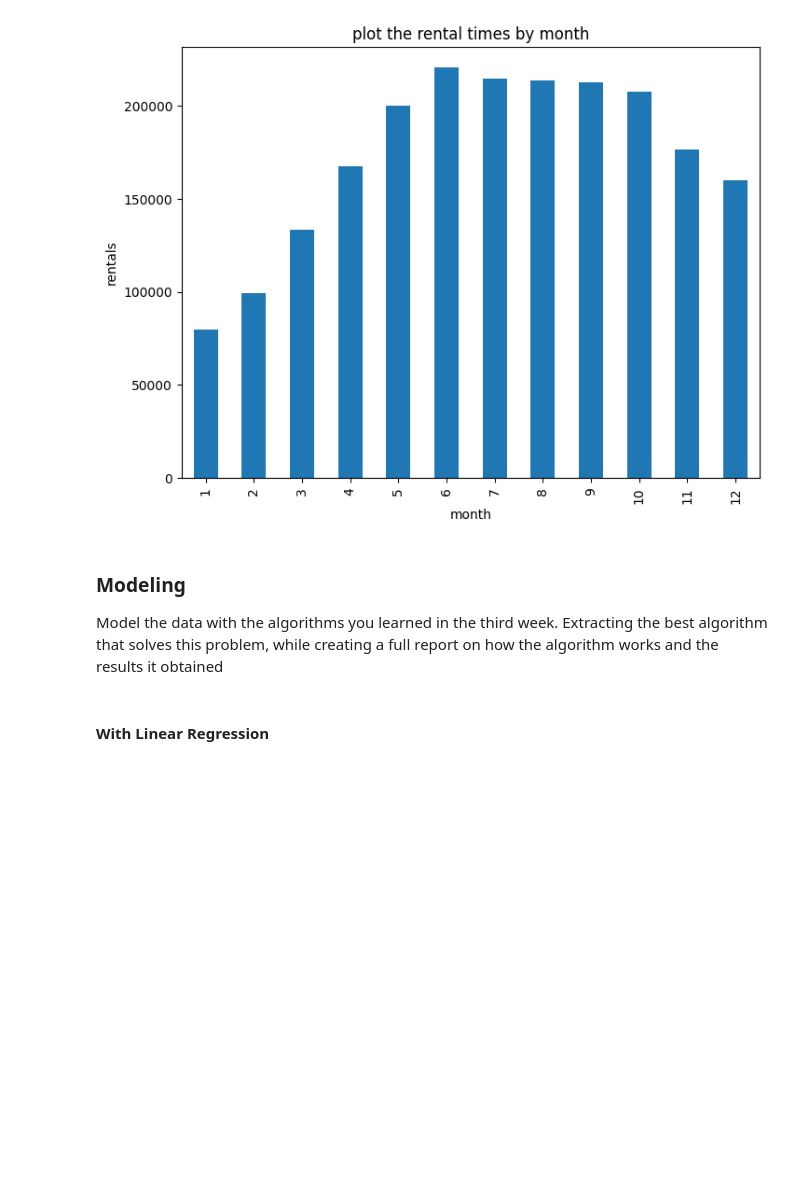
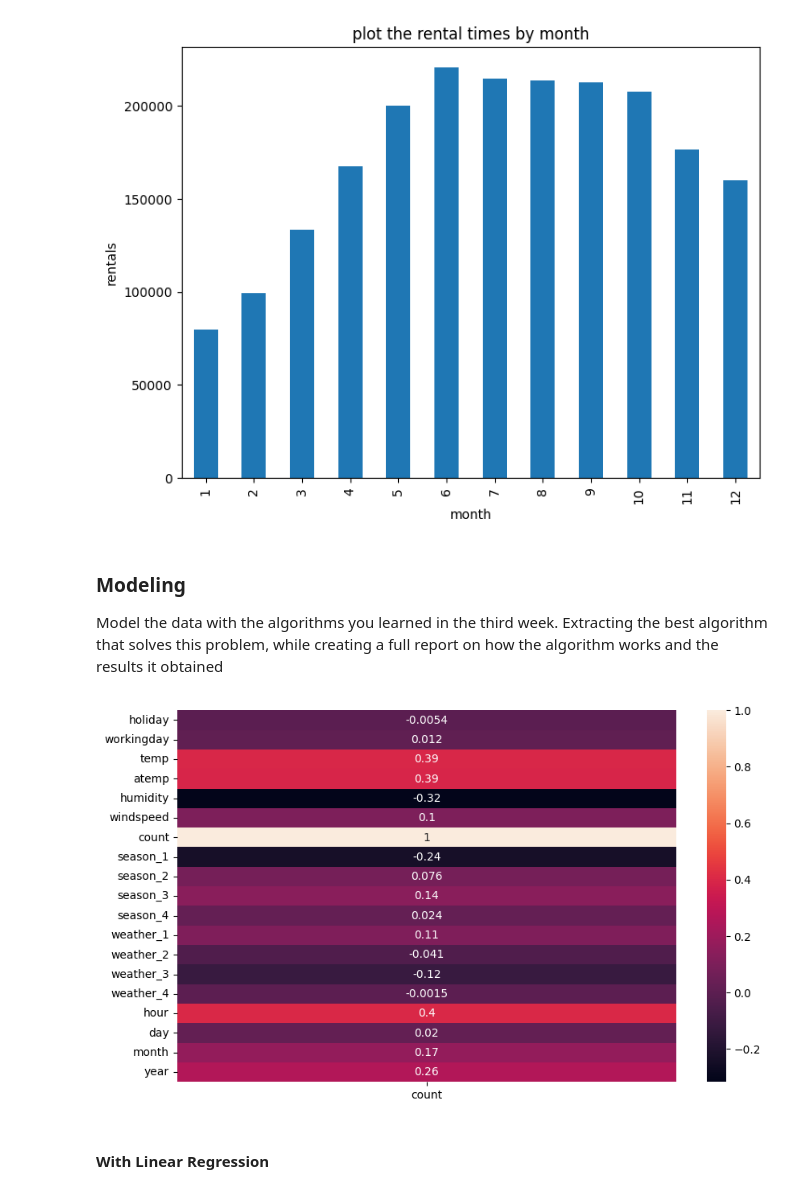
Before and after one commit to NuraddinQJ/AiDojo-Bootcamp, a Jupyter notebook: Week3-Task.ipynb, the cells around one changed output. Cells and saved outputs as stored; diff of their text form; code cells hidden in the pictures; blank space fills up the shorter version.

```diff
--- a/Week3-Task.ipynb
+++ b/Week3-Task.ipynb
@@ -258,0 +258,6 @@ target = ['count']
+# %%
+plt.figure(figsize= (10,6))
+sns.heatmap(df.corr()[['count']],annot=True)
+plt.show()
+# %% [output]
+[figure, added]
```
Also changed, not shown: parts of 3 cells of this notebook.
